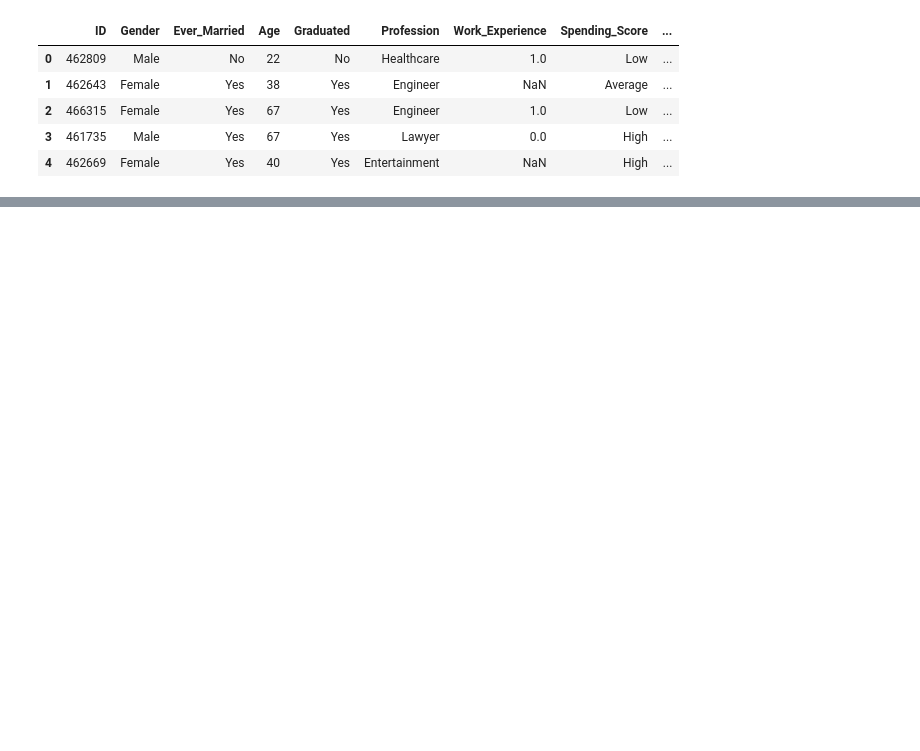
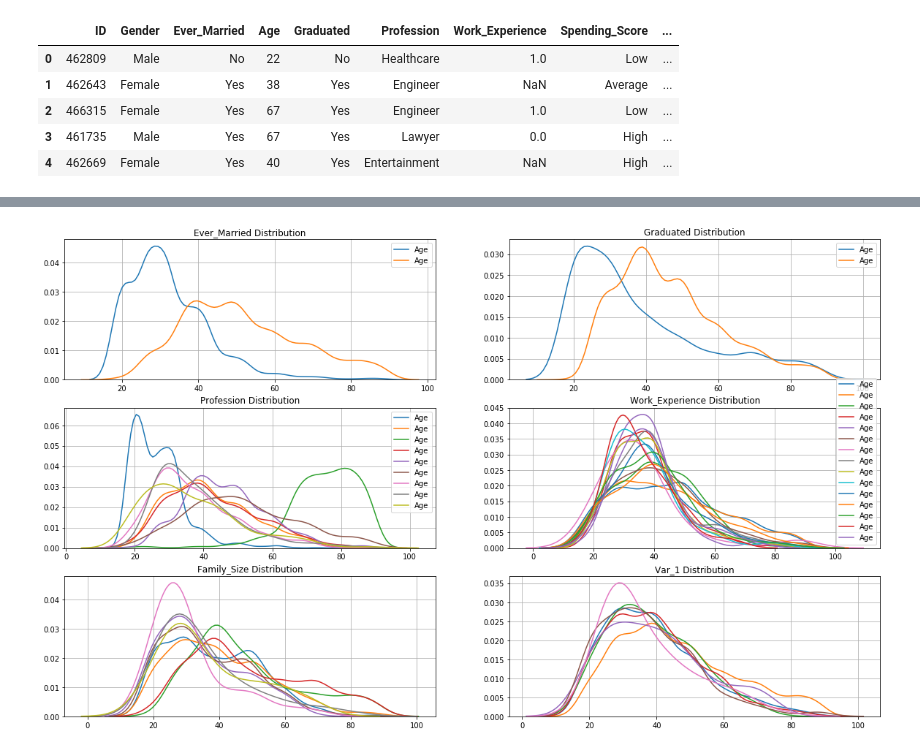
Before and after one commit to harashtaht/CustomerSegmentation, a Jupyter notebook: customerSegmentation/dataAnalysis.ipynb, the cells around one changed output, grey strips where cells are left out. Saved outputs shown, nothing was run; the diff lists cells and outputs as text; code cells hidden in the pictures; blank space fills up the shorter version.

Commit message:
visual1

```diff
--- a/customerSegmentation/dataAnalysis.ipynb
+++ b/customerSegmentation/dataAnalysis.ipynb
@@ -951,3 +953,6 @@ dfTr.head()
 | 2 | 466315 | Female | Yes | 67 | Yes | Engineer | 1.0 | Low | ... |
 | 3 | 461735 | Male | Yes | 67 | Yes | Lawyer | 0.0 | High | ... |
 | 4 | 462669 | Female | Yes | 40 | Yes | Entertainment | NaN | High | ... |
+# %%
+dfNull = describeDF(dfTr)[describeDF(dfTr)['null']>0]
+dfNull
@@ -953,0 +969,9 @@ dfTr.head()
+# %%
+for i in dfNull['dataFeatures']:
+    print(i)
+
+for i in range(len(dfNull)):
+    print(i+1)
+
+# for i in dfTr['Ever_Married'].unique():
+#     sns.kdeplot(dfTr[dfTr[i] == i])
@@ -953,0 +991,46 @@ dfTr.head()
+# %%
+# for i, number in zip(dfNull['dataFeatures'], range(len(dfNull))):
+#     for j in dfTr[i].unique():
+#         plt.subplot(3, 3, number+1)
+#         sns.kdeplot(dfTr[dfTr[i] == j]['Age'], label= j)
+
+# sns.countplot(dfTr['Ever_Married'])
+
+
+# for i in describeDF(dfTr)[describeDF(dfTr)['null']>0]['dataFeatures']:
+#     for j in dfTr[i].unique():
+#         sns.kdeplot(dfTr[dfTr[i]== j]['Age'], label = j)
+
+plt.figure(figsize=(20,12))
+
+plt.subplot(3,2,1)
+for i in dfTr['Ever_Married'].unique():
+    sns.kdeplot(dfTr[dfTr['Ever_Married']== i]['Age']).set_title('Ever_Married Distribution')
+    plt.grid(True)
+
+plt.subplot(3,2,2)
+for i in dfTr['Graduated'].unique():
+    sns.kdeplot(dfTr[dfTr['Graduated']== i]['Age']).set_title('Graduated Distribution')
+    plt.grid(True)
+
+plt.subplot(3,2,3)
+for i in dfTr['Profession'].unique():
+    sns.kdeplot(dfTr[dfTr['Profession']== i]['Age']).set_title('Profession Distribution')
+    plt.grid(True)
+
+plt.subplot(3,2,4)
+for i in dfTr['Work_Experience'].unique():
+    sns.kdeplot(dfTr[dfTr['Work_Experience']== i]['Age']).set_title('Work_Experience Distribution')
+    plt.grid(True)
+
+plt.subplot(3,2,5)
+for i in dfTr['Family_Size'].unique():
+    sns.kdeplot(dfTr[dfTr['Family_Size']== i]['Age'], legend = False).set_title('Family_Size Distribution')
+    plt.grid(True)
+
+plt.subplot(3,2,6)
+for i in dfTr['Var_1'].unique():
+    sns.kdeplot(dfTr[dfTr['Var_1']== i]['Age'], legend = False).set_title('Var_1 Distribution')
+    plt.grid(True)
+# %% [output]
+[figure, added]
```
Also changed, not shown: parts of 5 cells of this notebook.
